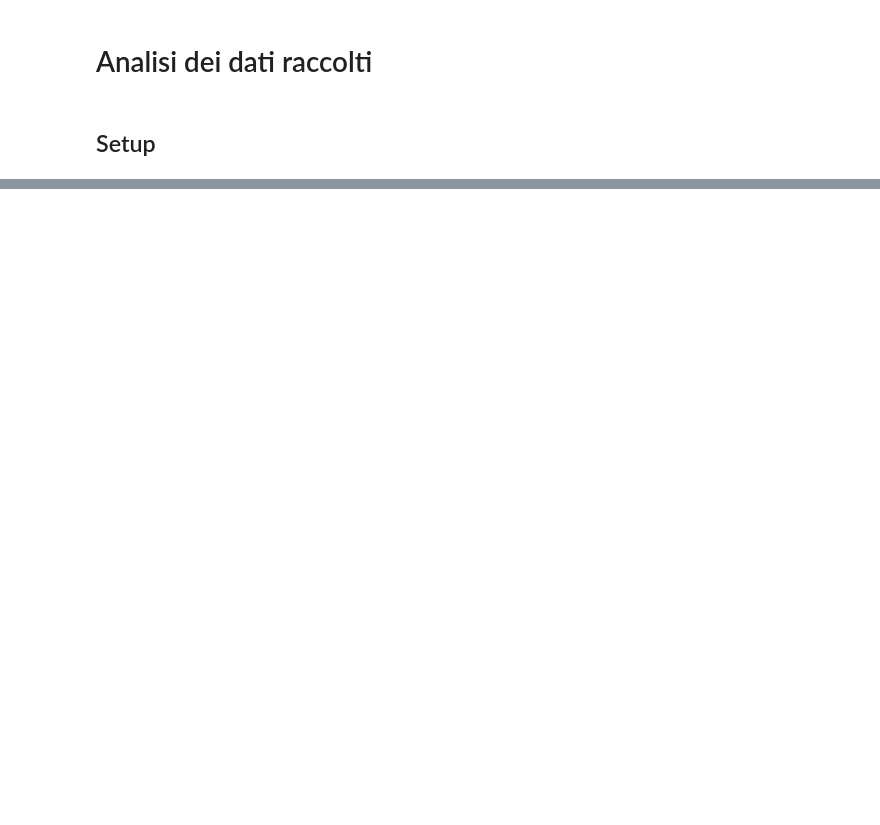
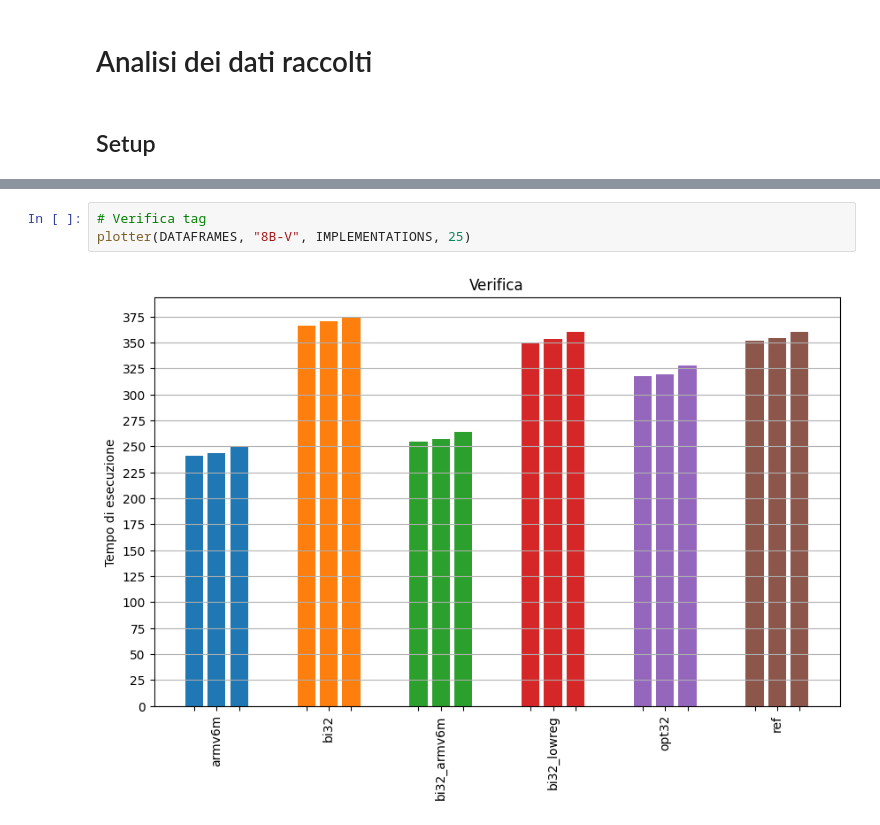
Before and after one commit to MattiaOldani/Tirocinio-ASCON, a Jupyter notebook: adafruit/crypto_auth/notebook/asconmacav12.ipynb, the cells around one changed output, grey strips where cells are left out. Drawn from its saved outputs; the diff is of its cells as text; blank space fills up the shorter version.

```diff
--- a/adafruit/crypto_auth/notebook/asconmacav12.ipynb
+++ b/adafruit/crypto_auth/notebook/asconmacav12.ipynb
@@ -1166,0 +82,5 @@ Varianza: 7.540836836836835
+# %%
+# Verifica tag
+plotter(DATAFRAMES, "8B-V", IMPLEMENTATIONS, 25)
+# %% [output]
+[figure, added]
```
Also changed, not shown: parts of 129 cells of this notebook, 4 other files.
